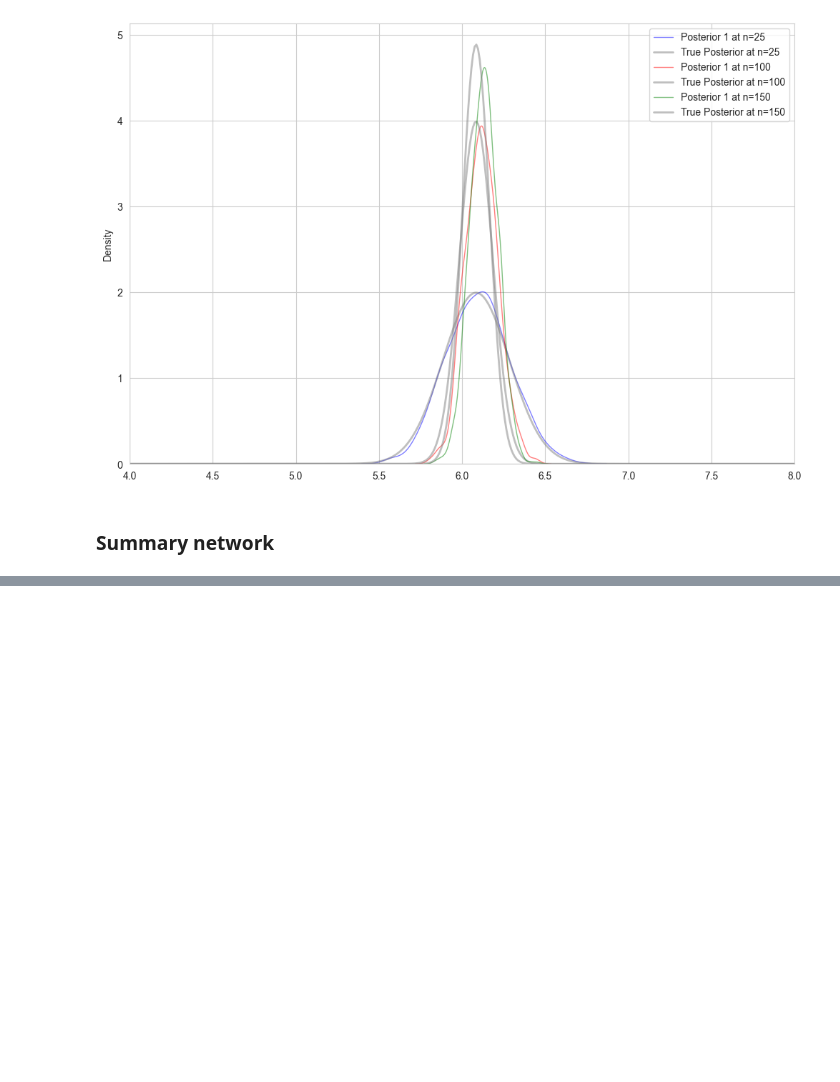
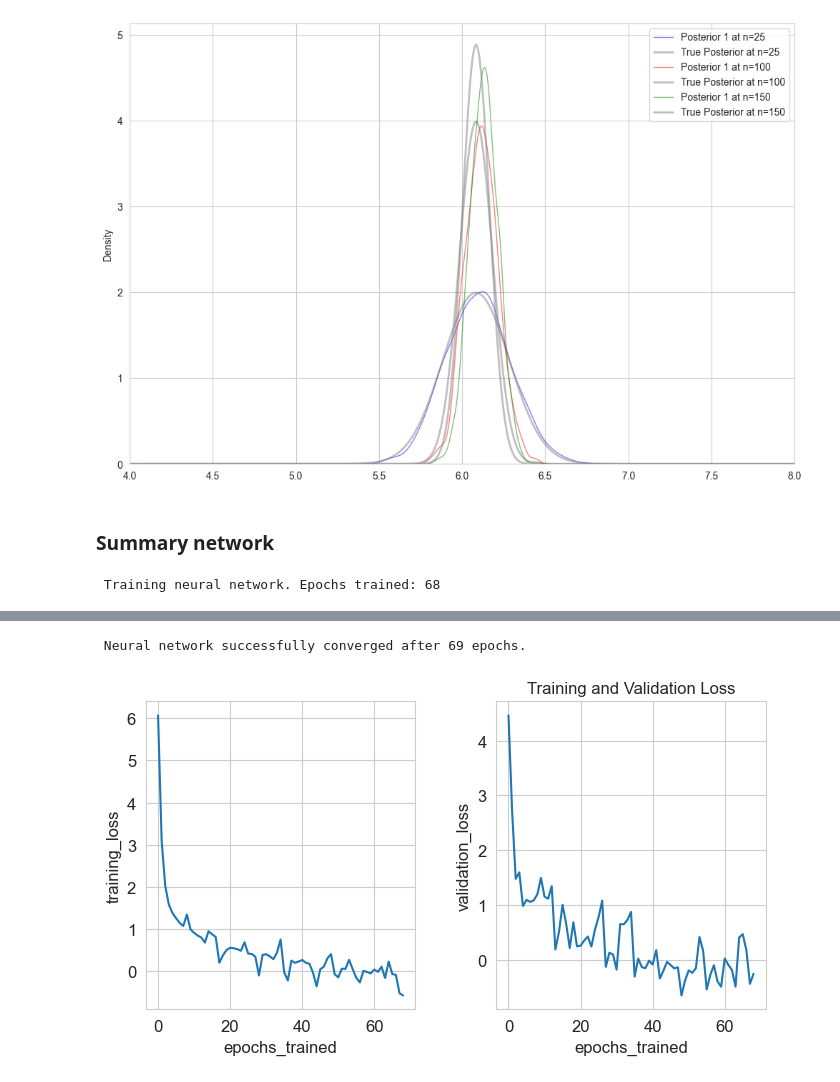
Before and after one commit to haochu-liu/likelihood-free, a Jupyter notebook: python/normal_toy/normal_toy_sbi2.ipynb, the cells around one changed output, grey strips where cells are left out. Cells and saved outputs as stored; diff of their text form; code cells hidden in the pictures; blank space fills up the shorter version.

Commit message:
summary networks

```diff
--- a/python/normal_toy/normal_toy_sbi2.ipynb
+++ b/python/normal_toy/normal_toy_sbi2.ipynb
@@ -367,3 +366,42 @@ plt.show()
 [figure]
 # %% [markdown]
 ### Summary network
+# %%
+def run_npe2(prior, theta, x, seed=1, num_epochs=500):
+    torch.manual_seed(seed)
+    np.random.seed(seed)
+    learning_rate = 0.0005  # default value
+
+    embedding_net = FCEmbedding(
+        input_dim=2,
+        output_dim=2,
+        num_hiddens=15,
+        num_layers=2
+    )
+
+    neural_posterior = posterior_nn(
+        model="nsf",
+        embedding_net=embedding_net
+    )
+
+    inference = NPE_C(prior=prior, density_estimator=neural_posterior, device=torch_device)
+
+    density_estimator = inference.append_simulations(theta, x).train(
+        max_num_epochs=num_epochs,
+        learning_rate=learning_rate,
+        stop_after_epochs=20
+    )
+
+    fig, axes = plot_summary(
+        inference,
+        tags=["training_loss", "validation_loss"],
+        figsize=(8, 4)
+    )
+    plt.title("Training and Validation Loss")
+    plt.show()
+
+    return inference.build_posterior(density_estimator)
+# %%
+posterior_4 = run_npe2(prior, theta, x_1)
+# %% [output]
+ Training neural network. Epochs trained: 68
@@ -369,0 +411,2 @@ plt.show()
+ Neural network successfully converged after 69 epochs.
+[figure, added]
```
Also changed, not shown: parts of 6 cells of this notebook.
